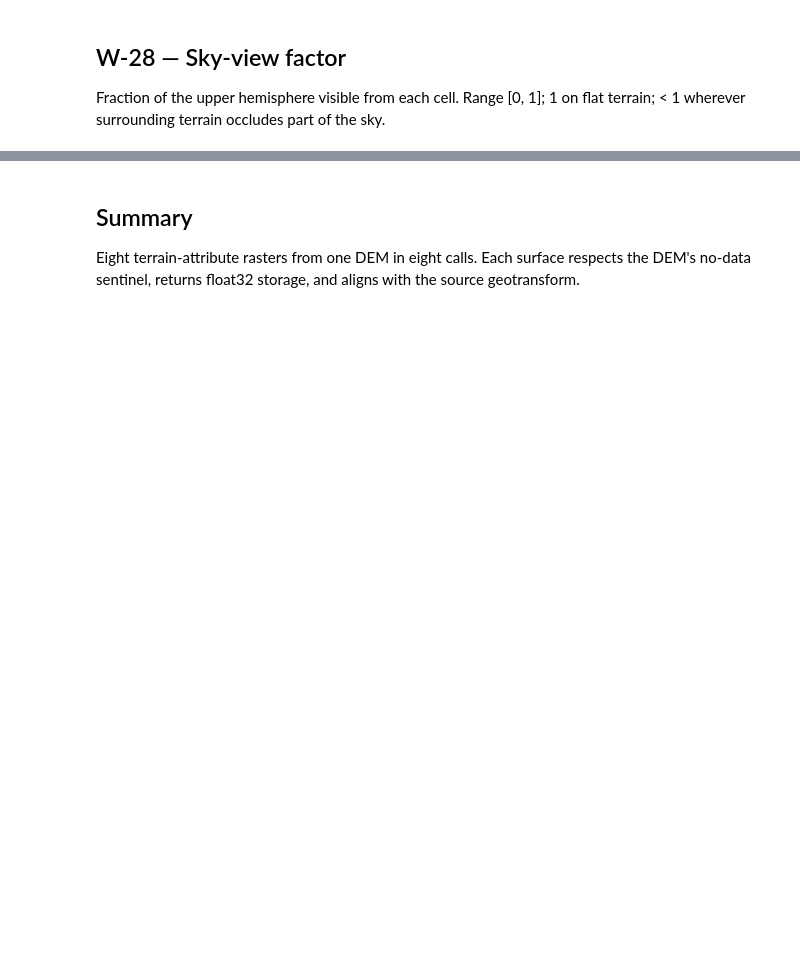
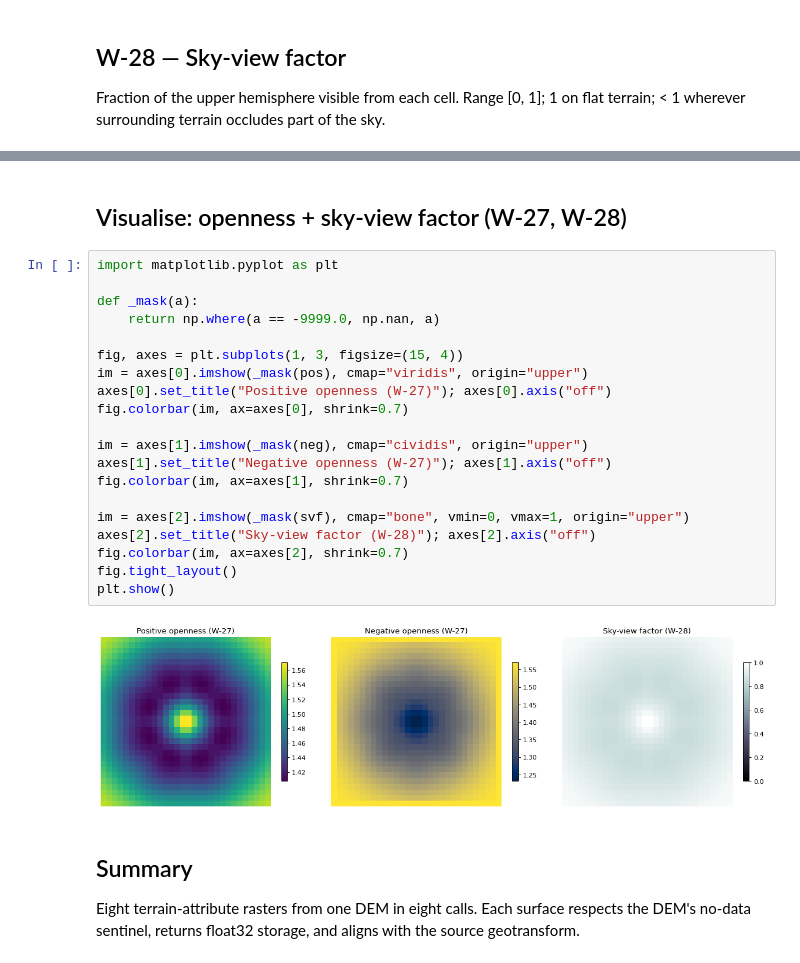
Before and after one commit to serapeum-org/digital-rivers, a Jupyter notebook: examples/notebooks/03_terrain_indices.ipynb, the cells around one changed output, grey strips where cells are left out. Saved outputs shown, nothing was run; the diff lists cells and outputs as text; blank space fills up the shorter version.

```diff
--- a/examples/notebooks/03_terrain_indices.ipynb
+++ b/examples/notebooks/03_terrain_indices.ipynb
@@ -124,3 +240,27 @@ assert (valid_svf >= 0).all() and (valid_svf <= 1.0 + 1e-6).all()
+# %% [markdown]
+## Visualise: openness + sky-view factor (W-27, W-28)
+# %%
+import matplotlib.pyplot as plt
+
+def _mask(a):
+    return np.where(a == -9999.0, np.nan, a)
+
+fig, axes = plt.subplots(1, 3, figsize=(15, 4))
+im = axes[0].imshow(_mask(pos), cmap="viridis", origin="upper")
+axes[0].set_title("Positive openness (W-27)"); axes[0].axis("off")
+fig.colorbar(im, ax=axes[0], shrink=0.7)
+
+im = axes[1].imshow(_mask(neg), cmap="cividis", origin="upper")
+axes[1].set_title("Negative openness (W-27)"); axes[1].axis("off")
+fig.colorbar(im, ax=axes[1], shrink=0.7)
+
+im = axes[2].imshow(_mask(svf), cmap="bone", vmin=0, vmax=1, origin="upper")
+axes[2].set_title("Sky-view factor (W-28)"); axes[2].axis("off")
+fig.colorbar(im, ax=axes[2], shrink=0.7)
+fig.tight_layout()
+plt.show()
+# %% [output]
+[figure, added]
 # %% [markdown]
 ## Summary
 
```
Also changed, not shown: parts of 16 cells of this notebook, 7 other files.
